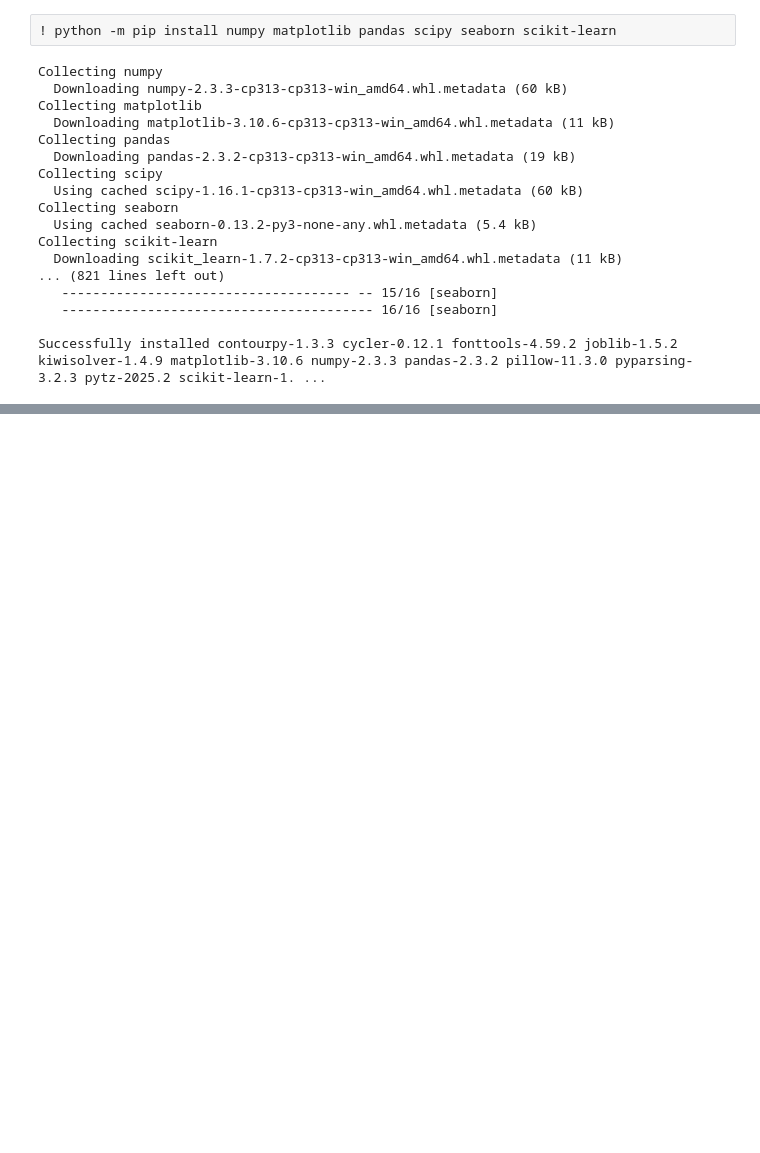
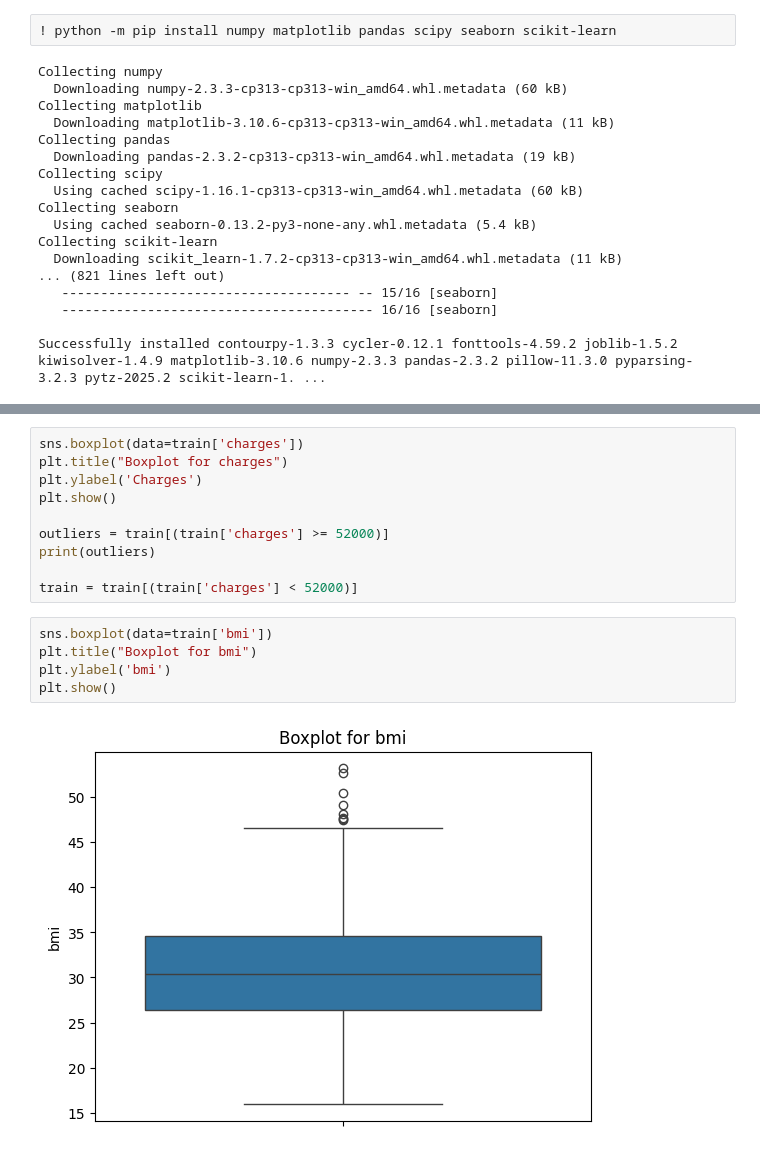
Before and after one commit to Genc98/kunskapskontroll_ai, a Jupyter notebook: machine_learning_project.ipynb, the cells around one changed output, grey strips where cells are left out. Drawn from its saved outputs; the diff is of its cells as text; blank space fills up the shorter version.

```diff
--- a/machine_learning_project.ipynb
+++ b/machine_learning_project.ipynb
@@ -26,0 +204,17 @@ from sklearn.linear_model import LinearRegression
+# %%
+sns.boxplot(data=train['charges'])
+plt.title("Boxplot for charges")
+plt.ylabel('Charges')
+plt.show()
+
+outliers = train[(train['charges'] >= 52000)]
+print(outliers)
+
+train = train[(train['charges'] < 52000)]
+# %%
+sns.boxplot(data=train['bmi'])
+plt.title("Boxplot for bmi")
+plt.ylabel('bmi')
+plt.show()
+# %% [output]
+[figure, added]
```
Also changed, not shown: parts of 50 cells of this notebook, 1 other file.
